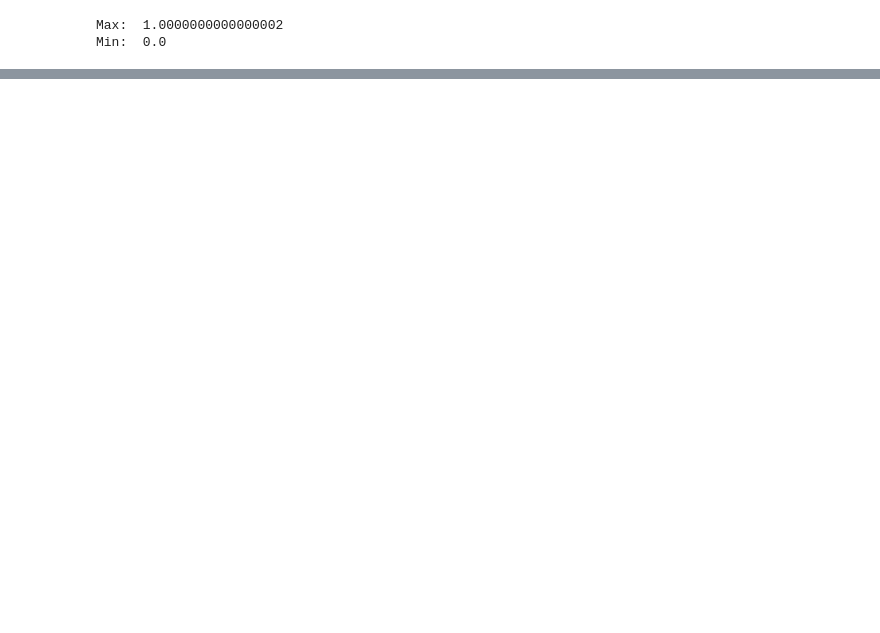
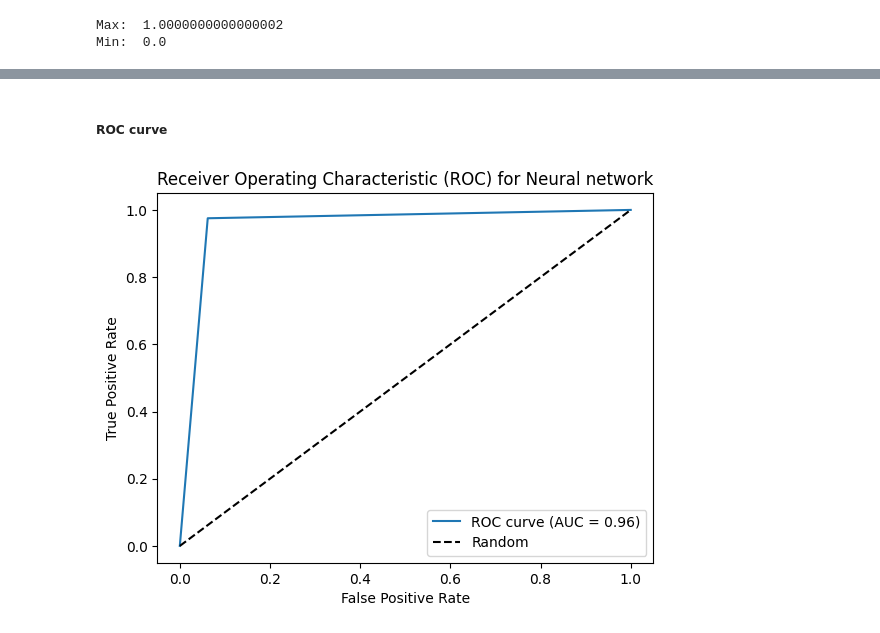
Before and after one commit to Apekshaba/COMP_6721, a Jupyter notebook: code/Deep neural network/NeuralNet.ipynb, the cells around one changed output, grey strips where cells are left out. Cells and saved outputs as stored; diff of their text form; code cells hidden in the pictures; blank space fills up the shorter version.

Commit message:
results for neural network added

```diff
--- a/code/Deep neural network/NeuralNet.ipynb
+++ b/code/Deep neural network/NeuralNet.ipynb
@@ -332,0 +386,16 @@ Confusion Matirx:
+# %% [markdown]
+##### ROC curve
+# %%
+fpr, tpr, thresholds = roc_curve(y_test, predict_x_test)
+auc = roc_auc_score(y_test, predict_x_test)
+# %%
+# Plot the ROC curve
+plt.plot(fpr, tpr, label='ROC curve (AUC = {:.2f})'.format(auc))
+plt.plot([0, 1], [0, 1], 'k--', label='Random')
+plt.xlabel('False Positive Rate')
+plt.ylabel('True Positive Rate')
+plt.title('Receiver Operating Characteristic (ROC) for Neural network')
+plt.legend(loc='lower right')
+plt.show()
+# %% [output]
+[figure, added]
```
Also changed, not shown: parts of 50 cells of this notebook, 8 other files.
